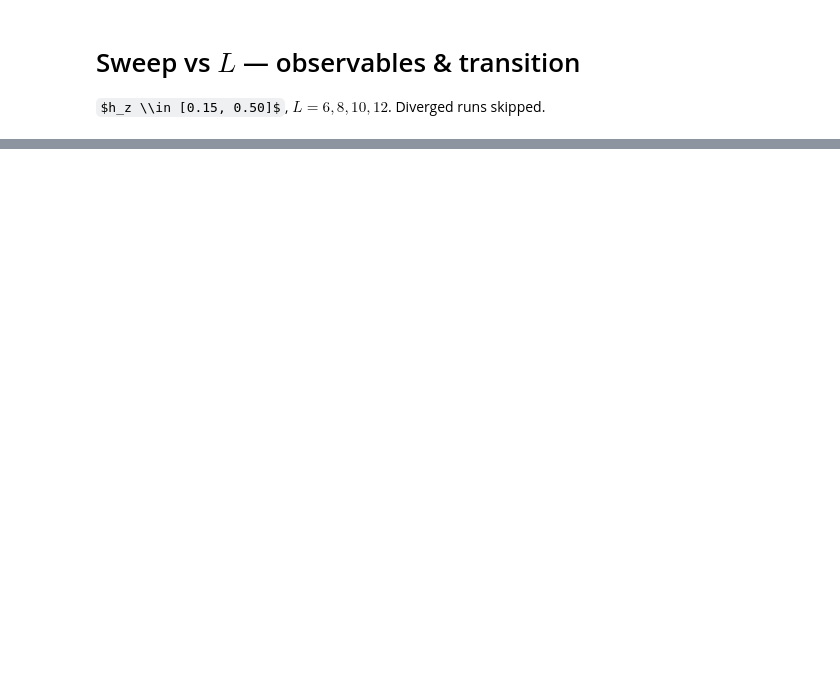
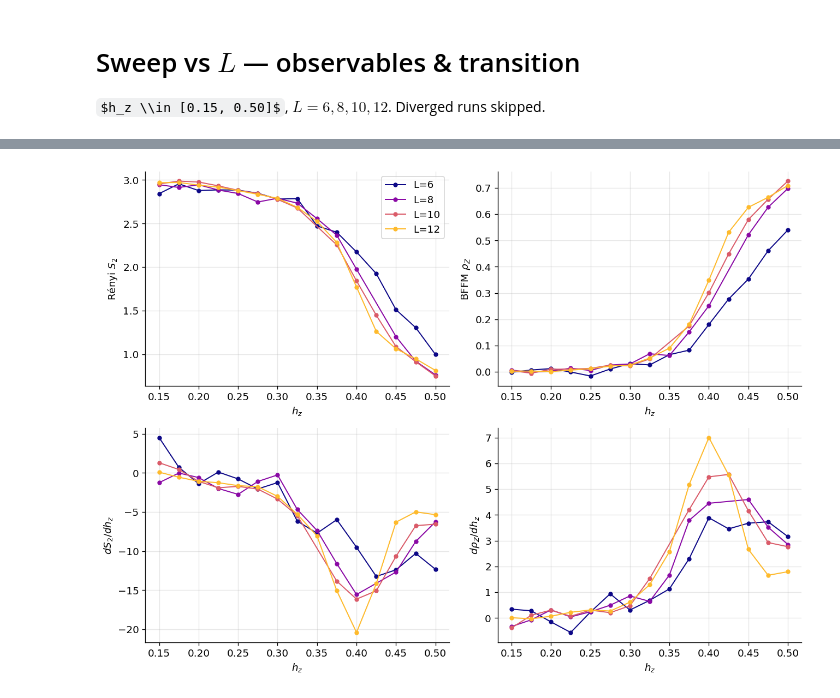
Before and after one commit to SanzharBissenali/2D-TC, a Jupyter notebook: analysis/02_sweep_observables.ipynb, the cells around one changed output, grey strips where cells are left out. Saved outputs shown, nothing was run; the diff lists cells and outputs as text; code cells hidden in the pictures; some formulas as TeX source; blank space fills up the shorter version.

```diff
--- a/analysis/02_sweep_observables.ipynb
+++ b/analysis/02_sweep_observables.ipynb
@@ -73,12 +70,16 @@ fig.tight_layout()
-# %%
-# finite derivatives d/dh_z (peaks locate h_c(L)); np.gradient handles the gaps
-# left by skipped diverged runs via the non-uniform hz spacing.
-fig, (a1, a2) = plt.subplots(1, 2, figsize=(9, 4))
-for L in Ls:
-    hz, s = curve(L, renyi2); a1.plot(hz, np.gradient(s, hz), "o-", color=cols[L], ms=4, lw=1.2, label=f"L={L}")
-    hz, b = curve(L, bffm_z); a2.plot(hz, np.gradient(b, hz), "o-", color=cols[L], ms=4, lw=1.2, label=f"L={L}")
-a1.set(xlabel="$h_z$", ylabel=r"$dS_2/dh_z$")
-a2.set(xlabel="$h_z$", ylabel=r"$d\rho_Z/dh_z$")
-a1.legend()
-fig.tight_layout()
-# fig.savefig(FIG / "derivatives_vs_hz.png", dpi=300, bbox_inches="tight")
+# %%
+# S2 and BFFM (top) with their finite hz-derivatives (bottom) — 2x2
+fig, axes = plt.subplots(2, 2, figsize=(11, 8))
+plot_vs_hz(axes[0, 0], renyi2, "Rényi $S_2$")
+plot_vs_hz(axes[0, 1], bffm_z, r"BFFM $\rho_Z$")
+for ax, fn, ylab in [(axes[1, 0], renyi2, r"$dS_2/dh_z$"),
+                     (axes[1, 1], bffm_z, r"$d\rho_Z/dh_z$")]:
+    for L in Ls:
+        hz, y = curve(L, fn)
+        ax.plot(hz, np.gradient(y, hz), "o-", color=cols[L], ms=4, lw=1.2, label=f"L={L}")
+    ax.set(xlabel="$h_z$", ylabel=ylab)
+axes[0, 0].legend()
+fig.tight_layout()
+fig.savefig(FIG / "renyi_bffm_deriv.png", dpi=300, bbox_inches="tight")
+# %% [output]
+[figure, added]
```
Also changed, not shown: parts of 3 cells of this notebook, 2 other files.
